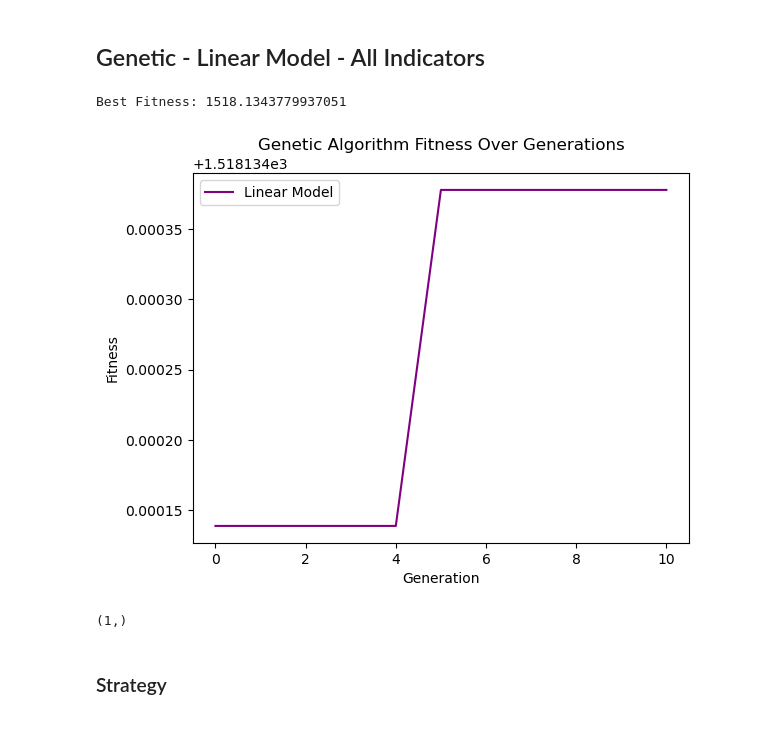
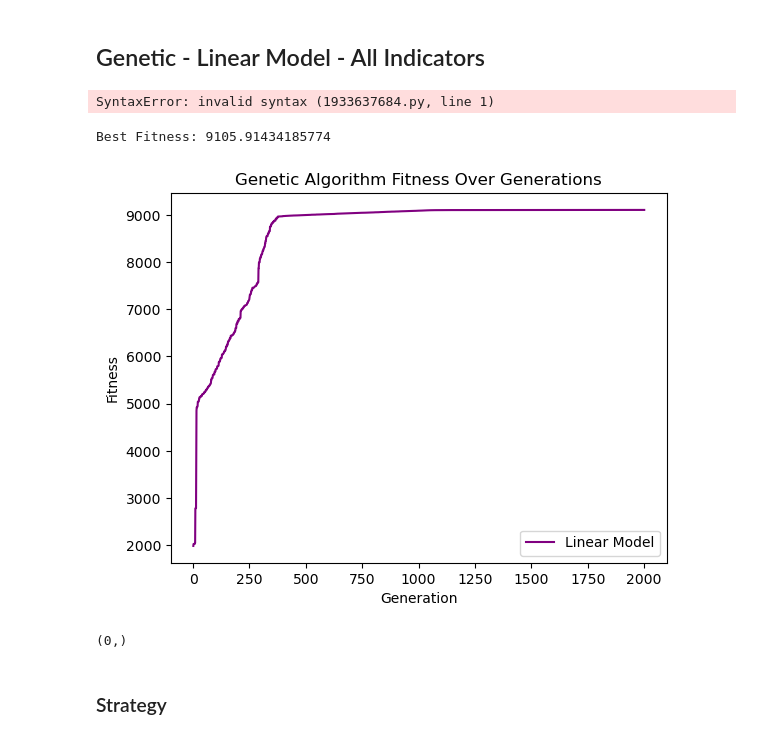
Before and after one commit to afsharino/Undergraduate-Capstone-Project, a Jupyter notebook: src/main.ipynb, the cells around one changed output. Cells and saved outputs as stored; diff of their text form; code cells hidden in the pictures.

```diff
--- a/src/main.ipynb
+++ b/src/main.ipynb
@@ -896,36 +908,40 @@ downtrend_data = (downtrend_prices, downtrend_indicator_values, downtrend_profit
 subplot("Fearandgreed", downtrend_data, sideway_data, uptrend_data)
 # %% [markdown]
 ## Genetic - Linear Model - All Indicators
+# %%
+.
+# %% [output]
+SyntaxError: invalid syntax (1933637684.py, line 1)
 # %%
 # Create the initial population
-num_individuals = 2
+num_individuals = 200
 num_genes = len(all_indicators.columns)
 initial_population = np.random.rand(num_individuals, num_genes)  # Random initialization
 
 # Configure Genetic Algorithm parameters
-num_generations = 10
+num_generations = 2000
 mutation_rate = 0.01
 prices = combined_dataframe.price.values
 
 fitness_values, best_fitness_all_indicators_linear, best_coefficients_all_indicators_linear = linear_genetic_algorithm(data=all_indicators[ : start_idx].copy(),
                       prices=prices[:start_idx].copy(),
                       num_individuals=num_individuals,
                       num_genes=num_genes,
                       num_generations=num_generations,
                       mutation_rate=mutation_rate,
                       initial_population=initial_population)
 
 print("Best Fitness:", best_fitness_all_indicators_linear)
 # print("Best Coefficients:", best_coefficients_all_indicators_linear)
 
 plot_fitness(fitness_values, num_generations, "Linear Model")
 # %% [output]
-Best Fitness: 1518.1343779937051
+Best Fitness: 9105.91434185774
-[figure, old version]
+[figure, new version]
 # %%
 np.where(abs(best_coefficients_all_indicators_linear) >1)[0].shape
 # %% [output]
-(1,)
+(0,)
 # %% [markdown]
 ### Strategy
 # %%
```
Also changed, not shown: parts of 16 cells of this notebook, 3 other files.
